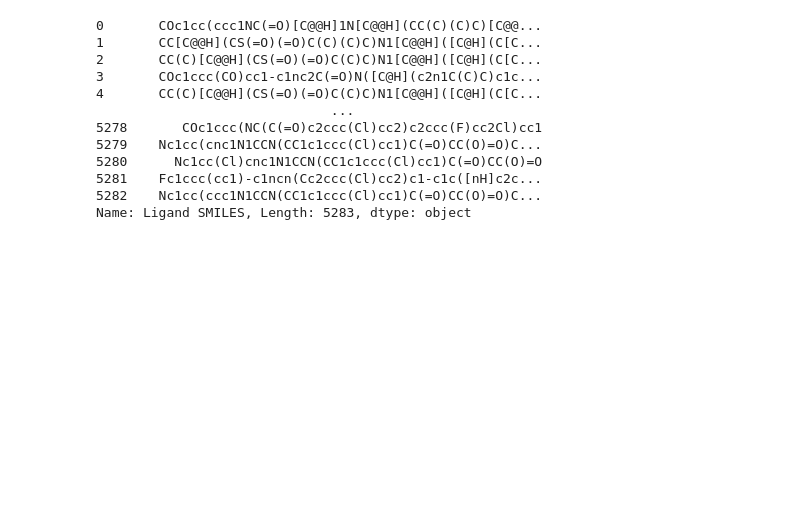
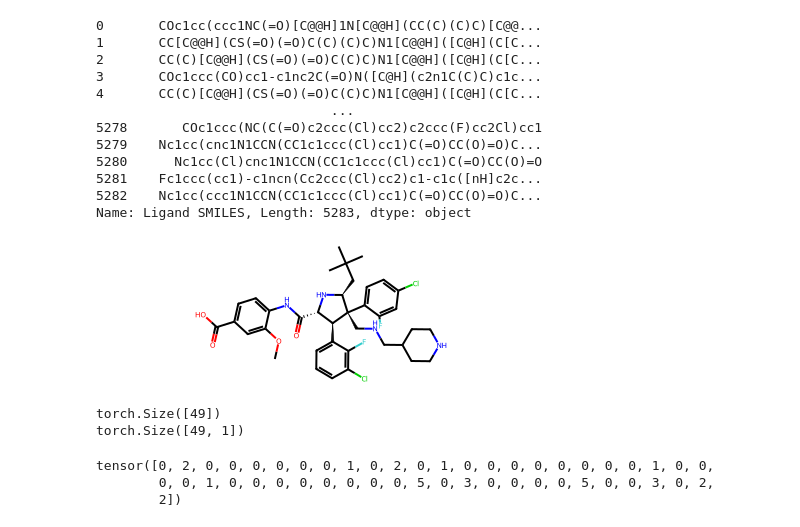
Before and after one commit to Djtrainer/cancer_research, a Jupyter notebook: notebooks/mdm2_breaker.ipynb, the cells around one changed output. Saved outputs shown, nothing was run; the diff lists cells and outputs as text; code cells hidden in the pictures; blank space fills up the shorter version.

```diff
--- a/notebooks/mdm2_breaker.ipynb
+++ b/notebooks/mdm2_breaker.ipynb
@@ -312,3 +312,31 @@ df["Ligand SMILES"]
 5281    Fc1ccc(cc1)-c1ncn(Cc2ccc(Cl)cc2)c1-c1c([nH]c2c...
 5282    Nc1cc(ccc1N1CCN(CC1c1ccc(Cl)cc1)C(=O)CC(O)=O)C...
 Name: Ligand SMILES, Length: 5283, dtype: object
+# %%
+from rdkit import Chem
+
+mol = Chem.MolFromSmiles(df["Ligand SMILES"].iloc[0])
+mol
+# %% [output]
+[figure, added]
+# %%
+allowed_atoms = [6, 7, 8, 9, 16, 17, 35, 53] # C, N, O, F, P, S, Cl, Br, I
+node_feats = []
+for atom in mol.GetAtoms():
+    an = atom.GetAtomicNum()
+    if an in allowed_atoms:
+        node_feats.append(allowed_atoms.index(an))
+    else:
+        node_feats.append(len(allowed_atoms))
+
+x = torch.tensor(node_feats, dtype=torch.long)
+print(x.shape)
+print(x.unsqueeze(1).shape)
+
+x
+# %% [output]
+torch.Size([49])
+torch.Size([49, 1])
+tensor([0, 2, 0, 0, 0, 0, 0, 0, 1, 0, 2, 0, 1, 0, 0, 0, 0, 0, 0, 0, 0, 1, 0, 0,
+        0, 0, 1, 0, 0, 0, 0, 0, 0, 0, 0, 5, 0, 3, 0, 0, 0, 0, 5, 0, 0, 3, 0, 2,
+        2])
```
Also changed, not shown: parts of 8 cells of this notebook, 2 other files.
